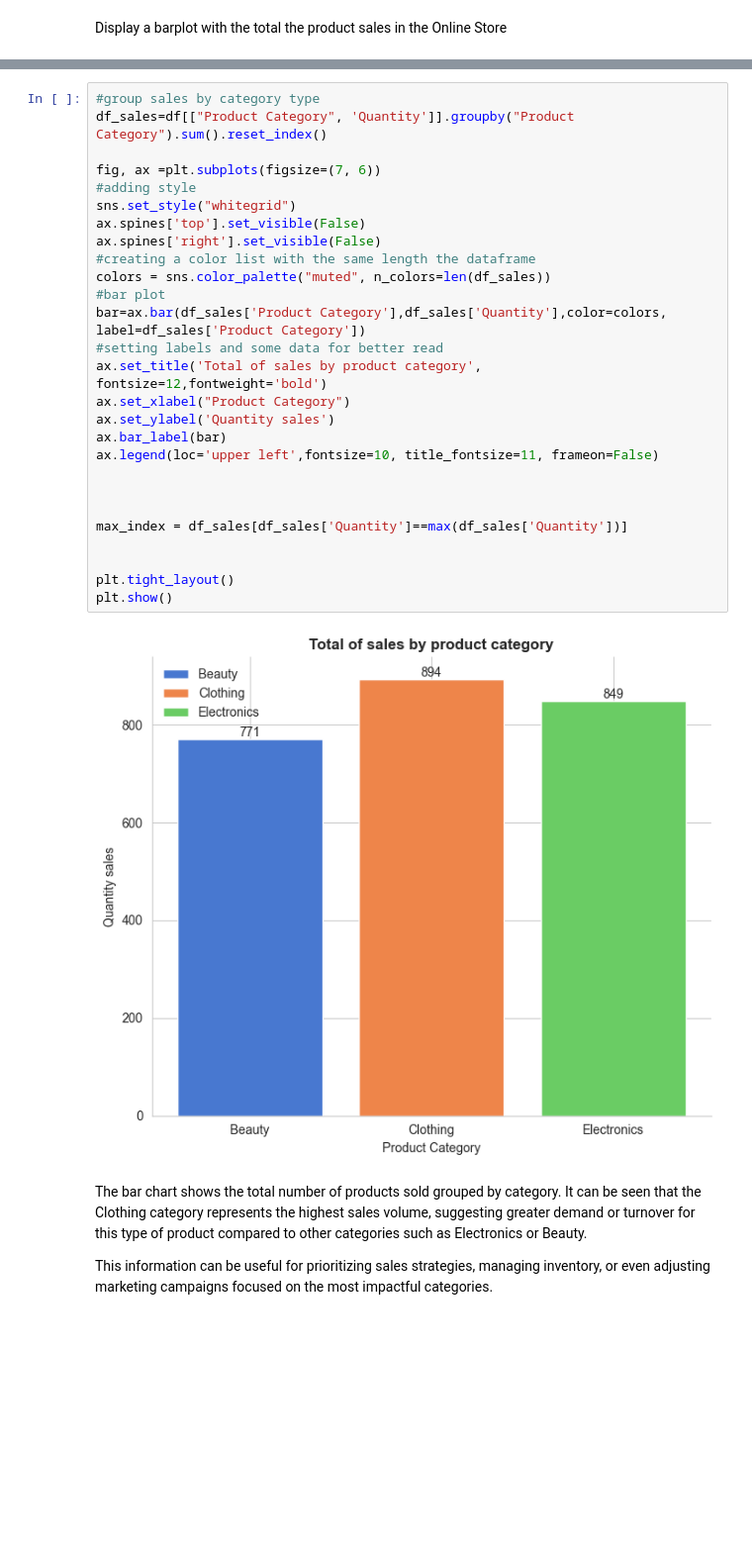
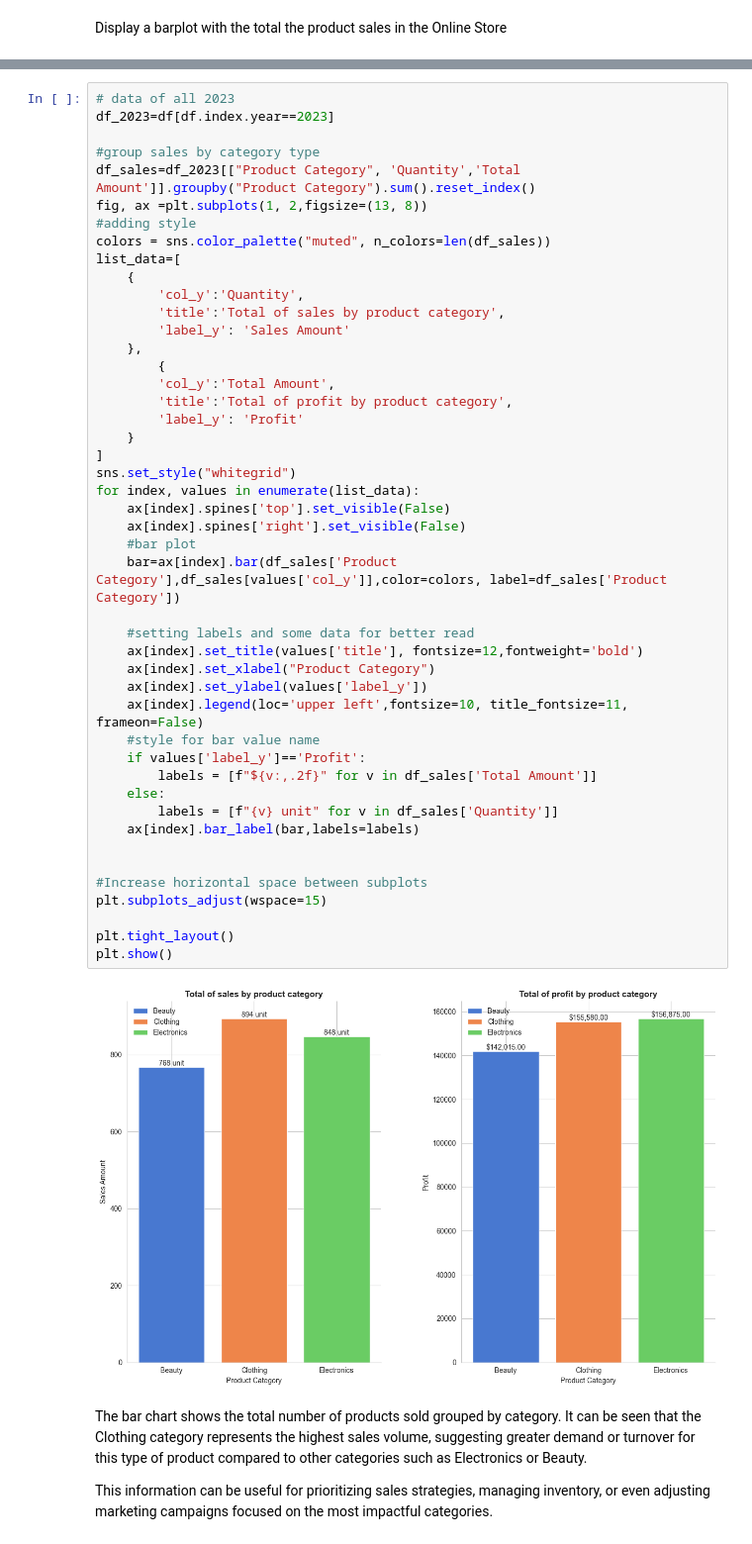
Before and after one commit to SHIro12211/Online-Store, a Jupyter notebook: notebooks/EDA.ipynb, the cells around one changed output, grey strips where cells are left out. Shown: that part at 99% size. Drawn from its saved outputs; the diff is of its cells as text; blank space fills up the shorter version.

```diff
--- a/notebooks/EDA.ipynb
+++ b/notebooks/EDA.ipynb
@@ -170,32 +174,51 @@ Display a barplot with the total the product sales in the Online Store
 # %%
+# data of all 2023
+df_2023=df[df.index.year==2023]
+
 #group sales by category type
-df_sales=df[["Product Category", 'Quantity']].groupby("Product Category").sum().reset_index()
+df_sales=df_2023[["Product Category", 'Quantity','Total Amount']].groupby("Product Category").sum().reset_index()
+fig, ax =plt.subplots(1, 2,figsize=(13, 8))
+#adding style
+colors = sns.color_palette("muted", n_colors=len(df_sales))
+list_data=[
+    {
+        'col_y':'Quantity',
+        'title':'Total of sales by product category',
+        'label_y': 'Sales Amount'
+    },
+        {
+        'col_y':'Total Amount',
+        'title':'Total of profit by product category',
+        'label_y': 'Profit'
+    }
+]
+sns.set_style("whitegrid")
+for index, values in enumerate(list_data):
+    ax[index].spines['top'].set_visible(False)
+    ax[index].spines['right'].set_visible(False)
+    #bar plot
+    bar=ax[index].bar(df_sales['Product Category'],df_sales[values['col_y']],color=colors, label=df_sales['Product Category'])
 
-fig, ax =plt.subplots(figsize=(7, 6))
-#adding style
-sns.set_style("whitegrid")
-ax.spines['top'].set_visible(False)
-ax.spines['right'].set_visible(False)
-#creating a color list with the same length the dataframe
-colors = sns.color_palette("muted", n_colors=len(df_sales))
-#bar plot
-bar=ax.bar(df_sales['Product Category'],df_sales['Quantity'],color=colors, label=df_sales['Product Category'])
-#setting labels and some data for better read
-ax.set_title('Total of sales by product category', fontsize=12,fontweight='bold')
-ax.set_xlabel("Product Category")
-ax.set_ylabel('Quantity sales')
-ax.bar_label(bar)
-ax.legend(loc='upper left',fontsize=10, title_fontsize=11, frameon=False)
+    #setting labels and some data for better read
+    ax[index].set_title(values['title'], fontsize=12,fontweight='bold')
+    ax[index].set_xlabel("Product Category")
+    ax[index].set_ylabel(values['label_y'])
+    ax[index].legend(loc='upper left',fontsize=10, title_fontsize=11, frameon=False)
+    #style for bar value name
+    if values['label_y']=='Profit':
+        labels = [f"${v:,.2f}" for v in df_sales['Total Amount']]
+    else:
+        labels = [f"{v} unit" for v in df_sales['Quantity']]
+    ax[index].bar_label(bar,labels=labels)
 
 
-
-max_index = df_sales[df_sales['Quantity']==max(df_sales['Quantity'])]
-
+#Increase horizontal space between subplots
+plt.subplots_adjust(wspace=15)
 
 plt.tight_layout()
 plt.show()
 # %% [output]
-[figure, old version]
+[figure, new version]
 # %% [markdown]
 The bar chart shows the total number of products sold grouped by category. It can be seen that the Clothing category represents the highest sales volume, suggesting greater demand or turnover for this type of product compared to other categories such as Electronics or Beauty.
 
```
Also changed, not shown: parts of 6 cells of this notebook.
